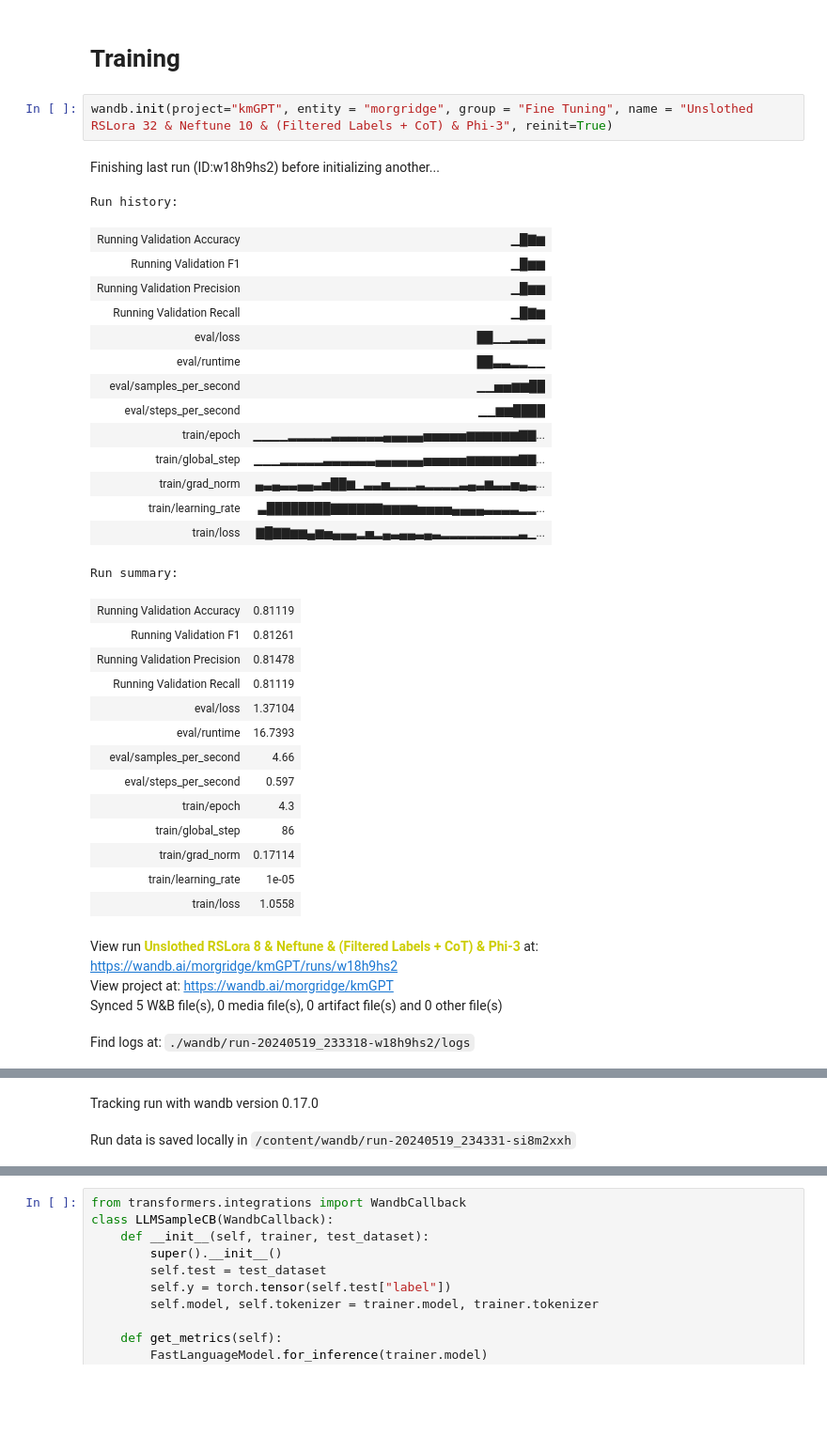
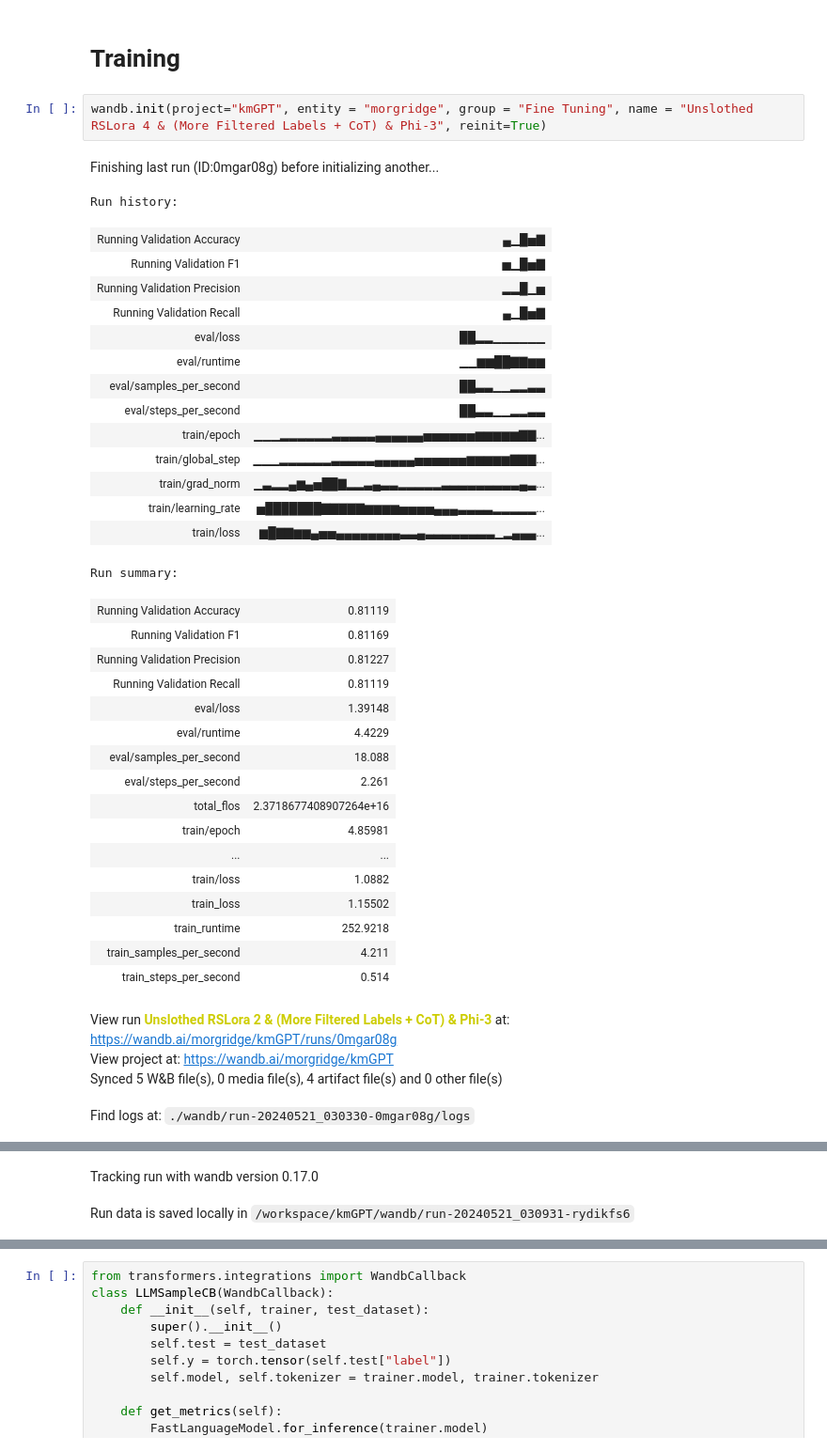
Before and after one commit to stewart-lab/skimgpt, a Jupyter notebook: Unsloth_Lora_Fine_Tuning.ipynb, the cells around one changed output, grey strips where cells are left out. Shown at 94% size. Saved outputs shown, nothing was run; the diff lists cells and outputs as text; blank space fills up the shorter version.

```diff
--- a/Unsloth_Lora_Fine_Tuning.ipynb
+++ b/Unsloth_Lora_Fine_Tuning.ipynb
@@ -232,38 +234,41 @@ Score:
 # %% [markdown]
 # Training
 # %%
-wandb.init(project="kmGPT", entity = "morgridge", group = "Fine Tuning", name = "Unslothed RSLora 32 & Neftune 10 & (Filtered Labels + CoT) & Phi-3", reinit=True)
+wandb.init(project="kmGPT", entity = "morgridge", group = "Fine Tuning", name = "Unslothed RSLora 4 & (More Filtered Labels + CoT) & Phi-3", reinit=True)
 # %% [output]
-Finishing last run (ID:w18h9hs2) before initializing another...
+Finishing last run (ID:0mgar08g) before initializing another...
 Run history:
-| Running Validation Accuracy | ▁█▇▆ |
-| Running Validation F1 | ▁█▆▆ |
-| Running Validation Precision | ▁█▆▆ |
-| Running Validation Recall | ▁█▇▆ |
-| eval/loss | ██▁▁▂▂▃▃ |
-| eval/runtime | ██▃▃▂▂▁▁ |
-| eval/samples_per_second | ▁▁▅▅▆▆██ |
-| eval/steps_per_second | ▁▁▆▆████ |
-| train/epoch | ▁▁▁▁▂▂▂▂▂▃▃▃▃▃▃▄▄▄▄▄▅▅▅▅▅▆▆▆▆▆▆▇▇... |
-| train/global_step | ▁▁▁▂▂▂▂▂▃▃▃▃▃▃▄▄▄▄▄▄▅▅▅▅▅▆▆▆▆▆▆▇▇... |
-| train/grad_norm | ▄▃▄▃▃▄▄▃▅██▆▁▃▃▅▂▂▂▃▂▂▂▂▃▄▃▆▃▃▅▄▃... |
-| train/learning_rate | ▃████████▇▇▇▇▇▇▆▆▆▆▅▅▅▅▄▄▄▄▃▃▃▃▂▂... |
-| train/loss | ▇█▇▇▆▆▄▆▅▄▄▄▂▅▂▄▃▄▄▃▄▃▂▂▂▂▂▂▂▂▂▃▁... |
+| Running Validation Accuracy | ▄▁█▅▇ |
+| Running Validation F1 | ▅▁█▅▇ |
+| Running Validation Precision | ▂▂█▁▅ |
+| Running Validation Recall | ▄▁█▅▇ |
+| eval/loss | ██▂▂▁▁▁▁▁▁ |
+| eval/runtime | ▁▁▆▆██▇▇▆▆ |
+| eval/samples_per_second | ██▃▃▁▁▂▂▃▃ |
+| eval/steps_per_second | ██▃▃▁▁▂▂▃▃ |
+| train/epoch | ▁▁▁▂▂▂▂▂▂▃▃▃▃▃▄▄▄▄▄▄▅▅▅▅▅▅▆▆▆▆▆▇▇... |
+| train/global_step | ▁▁▁▂▂▂▂▂▂▃▃▃▃▃▄▄▄▄▄▅▅▅▅▅▅▆▆▆▆▆▇▇▇... |
+| train/grad_norm | ▁▃▂▂▄▆▄▅██▇▂▂▃▄▃▃▂▂▂▂▂▃▃▃▃▃▃▃▃▃▄▃... |
+| train/learning_rate | ▅███████▇▇▇▇▇▆▆▆▆▅▅▅▅▄▄▄▃▃▃▃▂▂▂▂▂... |
+| train/loss | ▆█▇▇▆▆▄▅▅▄▄▄▄▄▄▄▄▃▃▄▃▃▃▃▃▃▃▃▁▂▄▄▄... |
 Run summary:
 | Running Validation Accuracy | 0.81119 |
-| Running Validation F1 | 0.81261 |
-| Running Validation Precision | 0.81478 |
+| Running Validation F1 | 0.81169 |
+| Running Validation Precision | 0.81227 |
 | Running Validation Recall | 0.81119 |
-| eval/loss | 1.37104 |
-| eval/runtime | 16.7393 |
-| eval/samples_per_second | 4.66 |
-| eval/steps_per_second | 0.597 |
-| train/epoch | 4.3 |
-| train/global_step | 86 |
-| train/grad_norm | 0.17114 |
-| train/learning_rate | 1e-05 |
-| train/loss | 1.0558 |
+| eval/loss | 1.39148 |
+| eval/runtime | 4.4229 |
+| eval/samples_per_second | 18.088 |
+| eval/steps_per_second | 2.261 |
+| total_flos | 2.3718677408907264e+16 |
+| train/epoch | 4.85981 |
+| ... | ... |
+| train/loss | 1.0882 |
+| train_loss | 1.15502 |
+| train_runtime | 252.9218 |
+| train_samples_per_second | 4.211 |
+| train_steps_per_second | 0.514 |
-View run Unslothed RSLora 8 & Neftune & (Filtered Labels + CoT) & Phi-3 at: https://wandb.ai/morgridge/kmGPT/runs/w18h9hs2
+View run Unslothed RSLora 2 & (More Filtered Labels + CoT) & Phi-3 at: https://wandb.ai/morgridge/kmGPT/runs/0mgar08g
 View project at: https://wandb.ai/morgridge/kmGPT
-Synced 5 W&B file(s), 0 media file(s), 0 artifact file(s) and 0 other file(s)
+Synced 5 W&B file(s), 0 media file(s), 4 artifact file(s) and 0 other file(s)
-Find logs at: ./wandb/run-20240519_233318-w18h9hs2/logs
+Find logs at: ./wandb/run-20240521_030330-0mgar08g/logs
@@ -271,2 +276,2 @@ Successfully finished last run (ID:w18h9hs2). Initializing new run:
 Tracking run with wandb version 0.17.0
-Run data is saved locally in /content/wandb/run-20240519_234331-si8m2xxh
+Run data is saved locally in /workspace/kmGPT/wandb/run-20240521_030931-rydikfs6
```
Also changed, not shown: parts of 20 cells of this notebook, 11 other files.
